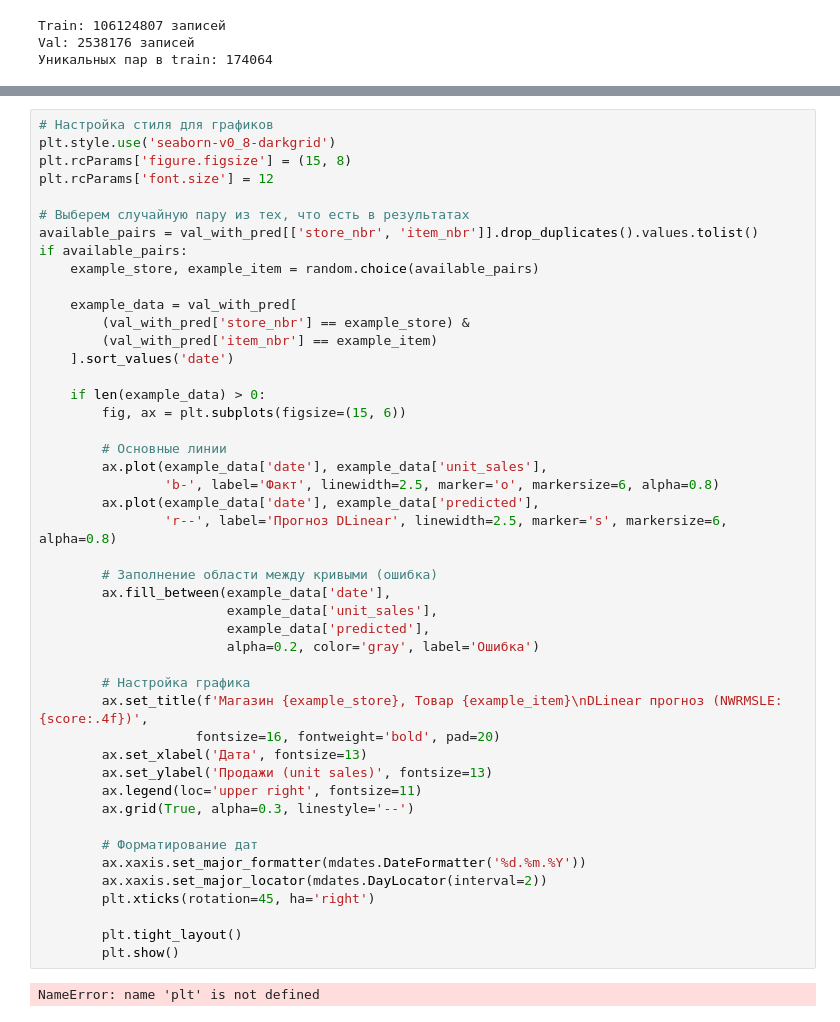
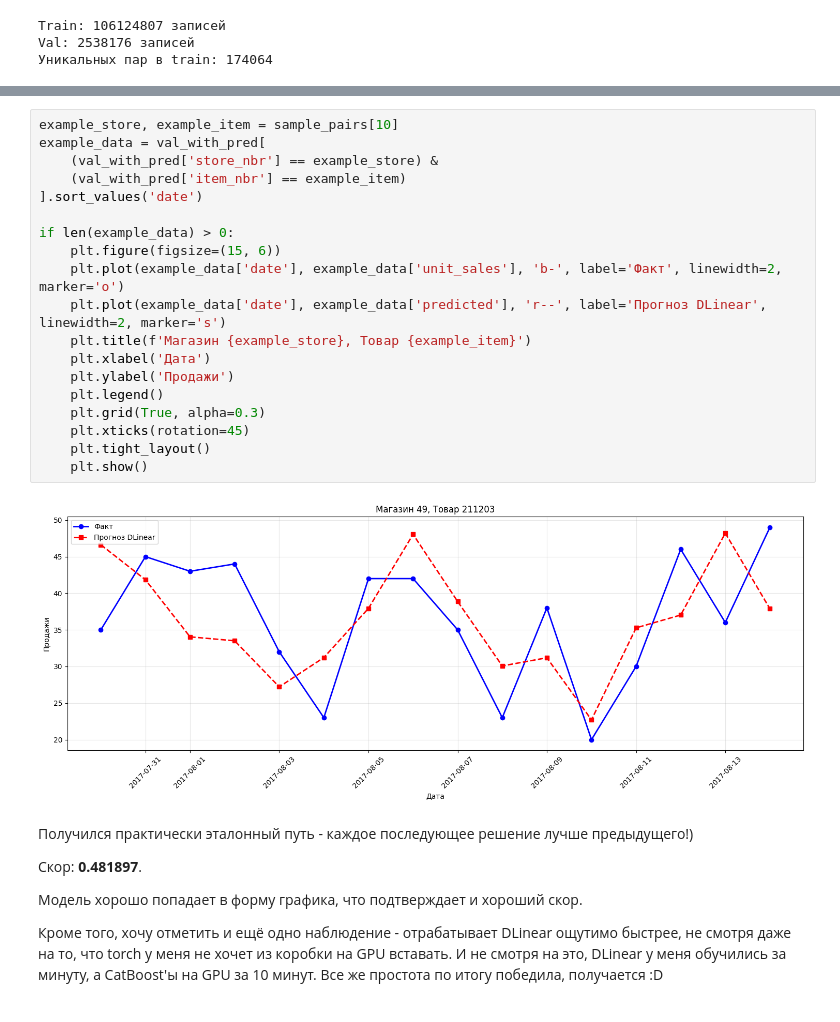
Before and after one commit to Aleksekek/TimeSeriesFinalProject_HSE, a Jupyter notebook: notebooks/05_dlinear.ipynb, the cells around one changed output, grey strips where cells are left out. Drawn from its saved outputs; the diff is of its cells as text.

Commit message:
dlinear reruned + added mkdowns

```diff
--- a/notebooks/05_dlinear.ipynb
+++ b/notebooks/05_dlinear.ipynb
@@ -129,48 +137,29 @@ print(f"DLinear NWRMSLE: {score:.6f}")
 # %%
-# Настройка стиля для графиков
-plt.style.use('seaborn-v0_8-darkgrid')
-plt.rcParams['figure.figsize'] = (15, 8)
-plt.rcParams['font.size'] = 12
+example_store, example_item = sample_pairs[10]
+example_data = val_with_pred[
+    (val_with_pred['store_nbr'] == example_store) &
+    (val_with_pred['item_nbr'] == example_item)
+].sort_values('date')
 
-# Выберем случайную пару из тех, что есть в результатах
-available_pairs = val_with_pred[['store_nbr', 'item_nbr']].drop_duplicates().values.tolist()
-if available_pairs:
-    example_store, example_item = random.choice(available_pairs)
-
-    example_data = val_with_pred[
-        (val_with_pred['store_nbr'] == example_store) &
-        (val_with_pred['item_nbr'] == example_item)
-    ].sort_values('date')
-
-    if len(example_data) > 0:
-        fig, ax = plt.subplots(figsize=(15, 6))
-
-        # Основные линии
-        ax.plot(example_data['date'], example_data['unit_sales'],
-                'b-', label='Факт', linewidth=2.5, marker='o', markersize=6, alpha=0.8)
-        ax.plot(example_data['date'], example_data['predicted'],
-                'r--', label='Прогноз DLinear', linewidth=2.5, marker='s', markersize=6, alpha=0.8)
-
-        # Заполнение области между кривыми (ошибка)
-        ax.fill_between(example_data['date'],
-                        example_data['unit_sales'],
-                        example_data['predicted'],
-                        alpha=0.2, color='gray', label='Ошибка')
-
-        # Настройка графика
-        ax.set_title(f'Магазин {example_store}, Товар {example_item}\nDLinear прогноз (NWRMSLE: {score:.4f})',
-                    fontsize=16, fontweight='bold', pad=20)
-        ax.set_xlabel('Дата', fontsize=13)
-        ax.set_ylabel('Продажи (unit sales)', fontsize=13)
-        ax.legend(loc='upper right', fontsize=11)
-        ax.grid(True, alpha=0.3, linestyle='--')
-
-        # Форматирование дат
-        ax.xaxis.set_major_formatter(mdates.DateFormatter('%d.%m.%Y'))
-        ax.xaxis.set_major_locator(mdates.DayLocator(interval=2))
-        plt.xticks(rotation=45, ha='right')
-
-        plt.tight_layout()
-        plt.show()
+if len(example_data) > 0:
+    plt.figure(figsize=(15, 6))
+    plt.plot(example_data['date'], example_data['unit_sales'], 'b-', label='Факт', linewidth=2, marker='o')
+    plt.plot(example_data['date'], example_data['predicted'], 'r--', label='Прогноз DLinear', linewidth=2, marker='s')
+    plt.title(f'Магазин {example_store}, Товар {example_item}')
+    plt.xlabel('Дата')
+    plt.ylabel('Продажи')
+    plt.legend()
+    plt.grid(True, alpha=0.3)
+    plt.xticks(rotation=45)
+    plt.tight_layout()
+    plt.show()
 # %% [output]
-NameError: name 'plt' is not defined
+[figure, added]
+# %% [markdown]
+Получился практически эталонный путь - каждое последующее решение лучше предыдущего!)
+
+Скор: **0.481897**.
+
+Модель хорошо попадает в форму графика, что подтверждает и хороший скор.
+
+Кроме того, хочу отметить и ещё одно наблюдение - отрабатывает DLinear ощутимо быстрее, не смотря даже на то, что torch у меня не хочет из коробки на GPU вставать. И не смотря на это, DLinear у меня обучились за минуту, а CatBoost'ы на GPU за 10 минут. Все же простота по итогу победила, получается :D
```
Also changed, not shown: parts of 8 cells of this notebook.
